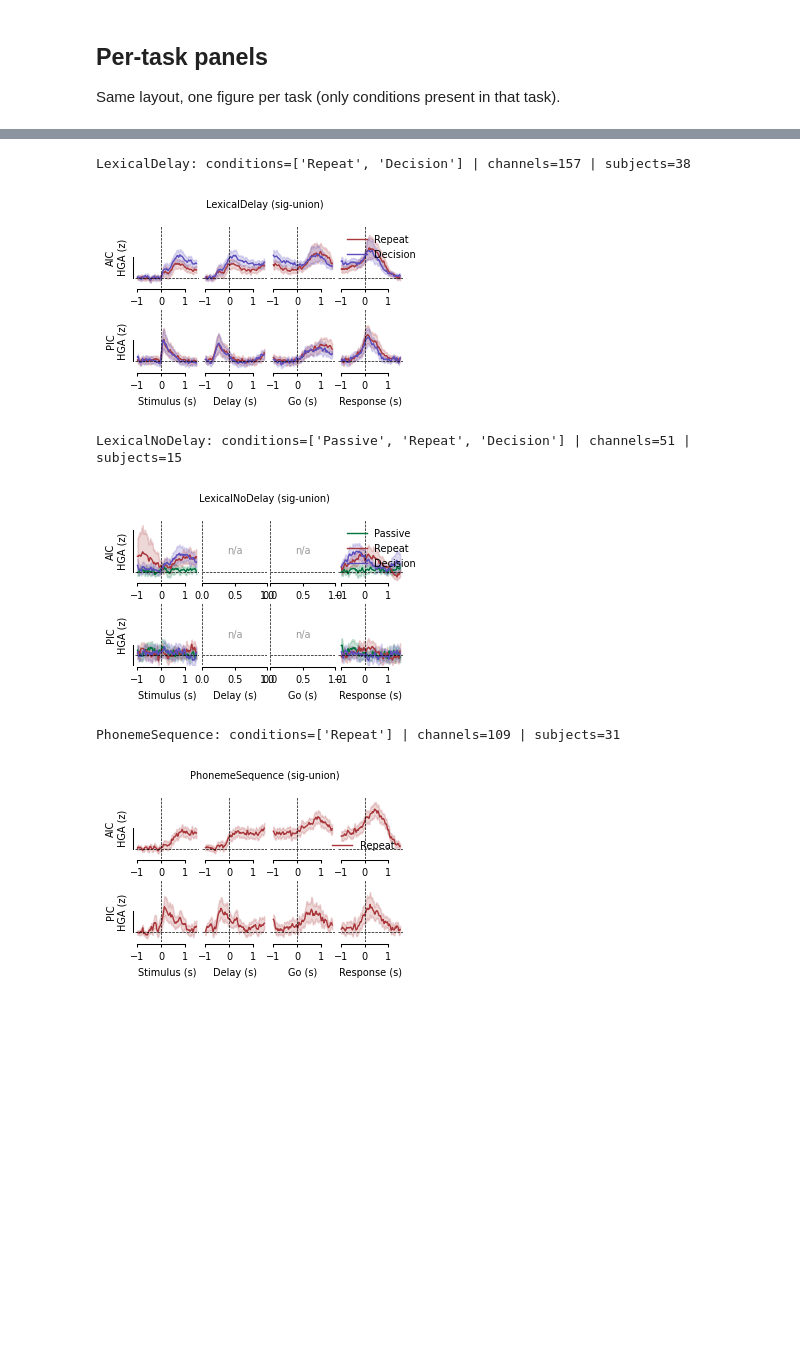
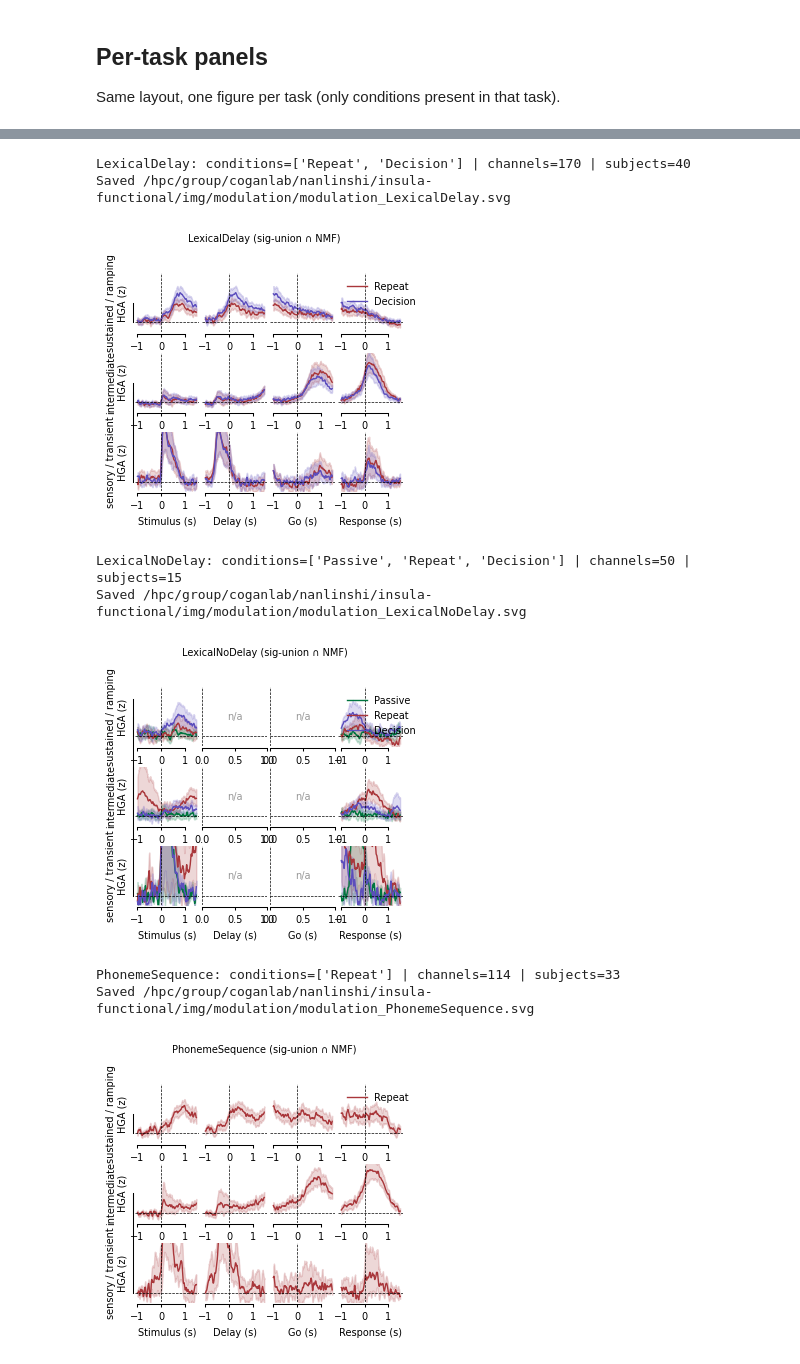
Before and after one commit to shinanlin/insula, a Jupyter notebook: notebooks/modulation.ipynb, the cells around one changed output, grey strips where cells are left out. Drawn from its saved outputs; the diff is of its cells as text; code cells hidden in the pictures; blank space fills up the shorter version.

```diff
--- a/notebooks/modulation.ipynb
+++ b/notebooks/modulation.ipynb
@@ -277,16 +298,19 @@ that exists in that task.
 # %%
-coord_meta = load_coord_meta(TASKS)
+assignments = load_assignments()
 print(
-    f'Coord AIC/PIC contacts: {len(coord_meta):,} | '
-    f'subjects={coord_meta.subject.nunique()} | '
-    f'AIC={coord_meta.roi.eq("AIC").sum()} PIC={coord_meta.roi.eq("PIC").sum()}'
+    f'NMF assignments: {len(assignments):,} | '
+    f'subjects={assignments.subject.nunique()} | '
+    + ' | '.join(
+        f'{c}={int((assignments.functional_cluster == c).sum())}'
+        for c in CLUSTERS
+    )
 )
 
 hga_parts = []
 qc_parts = []
 for task in TASKS:
     print(f'\n=== {task} ===')
-    part, qc = load_task_waveforms(task, coord_meta)
+    part, qc = load_task_waveforms(task, assignments)
     print(
         f'  rows={len(part):,} | subjects={part.subject.nunique() if len(part) else 0} | '
         f'conditions={sorted(part.description.unique()) if len(part) else []}'
@@ -304,6 +328,7 @@ if len(HGAs):
     print(f'Tasks: {sorted(HGAs.task.unique())}')
     print(f'Descriptions: {sorted(HGAs.description.unique())}')
     print(f'Phases: {sorted(HGAs.phase.unique())}')
-    print(f'AIC channels: {HGAs.loc[HGAs.roi == "AIC", "channel"].nunique()}')
-    print(f'PIC channels: {HGAs.loc[HGAs.roi == "PIC", "channel"].nunique()}')
+    for c in CLUSTERS:
+        n = HGAs.loc[HGAs.functional_cluster == c, 'channel'].nunique()
+        print(f'{CLUSTER_LABELS[c]} channels: {n}')
 HGAs.head()
@@ -379,14 +434,15 @@ def _style_axes(ax, *, ylim=(-0.1, 0.6), hide_left: bool = True) -> None:
 def plot_condition_waveforms(
     df: pd.DataFrame,
     *,
-    rois=ROIS,
+    clusters=CLUSTERS,
     phases=PHASES,
     descriptions=DESCRIPTIONS,
     title: str | None = None,
     ylim=(-0.1, 0.5),
+    save_name: str | None = None,
 ):
-    """ROI rows × phase columns; hue = description."""
-    n_rows, n_cols = len(rois), len(phases)
+    """Cluster rows × phase columns; hue = description."""
+    n_rows, n_cols = len(clusters), len(phases)
     fig, axes = plt.subplots(
         nrows=n_rows,
         ncols=n_cols,
@@ -396,11 +452,12 @@ def plot_condition_waveforms(
     )
     plt.subplots_adjust(wspace=0.05, hspace=0.35)
 
-    for row, roi in enumerate(rois):
-        roi_df = df[df['roi'] == roi]
+    for row, cluster in enumerate(clusters):
+        cluster_df = df[df['functional_cluster'] == cluster]
+        label = CLUSTER_LABELS.get(cluster, cluster)
         for col, phase in enumerate(phases):
             ax = axes[row, col]
-            phase_df = roi_df[roi_df['phase'] == phase]
+            phase_df = cluster_df[cluster_df['phase'] == phase]
             present = [d for d in descriptions if (phase_df['description'] == d).any()]
 
             if phase_df.empty or not present:
@@ -433,12 +490,16 @@ def plot_condition_waveforms(
             else:
                 ax.set_xlabel('')
             if col == 0:
-                ax.set_ylabel(f'{roi}\nHGA (z)', fontsize=fontsize)
+                ax.set_ylabel(f'{label}\nHGA (z)', fontsize=fontsize)
             else:
                 ax.set_ylabel('')
 
     if title:
         fig.suptitle(title, fontsize=fontsize, y=1.02)
+    if save_name:
+        out = IMG_DIR / save_name
+        save_svg(fig, out)
+        print('Saved', Path(str(out)).with_suffix('.svg'))
     plt.show()
     return fig
 # %%
@@ -492,24 +682,28 @@ Excluded rows: 176,960 | remaining subjects: 55 | remaining AIC channels: 133
 # %%
 for task in TASKS:
     task_df = plot_df[plot_df['task'] == task] if len(plot_df) else pd.DataFrame()
     if task_df.empty:
         print(f'{task}: no rows — skip')
         continue
     _order = {d: i for i, d in enumerate(DESCRIPTIONS)}
     present = sorted(task_df['description'].unique(), key=lambda d: _order.get(d, 99))
     print(
         f'{task}: conditions={present} | '
         f'channels={task_df.channel.nunique()} | subjects={task_df.subject.nunique()}'
     )
     plot_condition_waveforms(
         task_df,
         descriptions=[d for d in DESCRIPTIONS if d in present],
-        title=f'{task} (sig-union)',
+        title=f'{task} (sig-union ∩ NMF)',
+        save_name=f'modulation_{task}',
     )
 # %% [output]
-LexicalDelay: conditions=['Repeat', 'Decision'] | channels=157 | subjects=38
+LexicalDelay: conditions=['Repeat', 'Decision'] | channels=170 | subjects=40
+Saved /hpc/group/coganlab/nanlinshi/insula-functional/img/modulation/modulation_LexicalDelay.svg
-[figure, old version]
+[figure, new version]
-LexicalNoDelay: conditions=['Passive', 'Repeat', 'Decision'] | channels=51 | subjects=15
+LexicalNoDelay: conditions=['Passive', 'Repeat', 'Decision'] | channels=50 | subjects=15
+Saved /hpc/group/coganlab/nanlinshi/insula-functional/img/modulation/modulation_LexicalNoDelay.svg
-[figure, old version]
+[figure, new version]
-PhonemeSequence: conditions=['Repeat'] | channels=109 | subjects=31
+PhonemeSequence: conditions=['Repeat'] | channels=114 | subjects=33
+Saved /hpc/group/coganlab/nanlinshi/insula-functional/img/modulation/modulation_PhonemeSequence.svg
-[figure, old version]
+[figure, new version]
```
Also changed, not shown: parts of 21 cells of this notebook, 3 other files.
